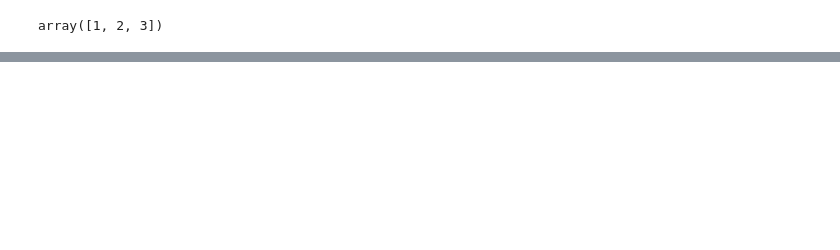
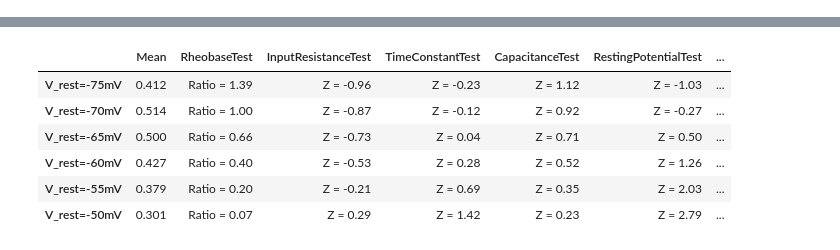
Before and after one commit to OpenSourceBrain/IzhikevichModel, a Jupyter notebook: AIBS.ipynb, the cells around one changed output, grey strips where cells are left out. Cells and saved outputs as stored; diff of their text form; code cells hidden in the pictures; blank space fills up the shorter version.

```diff
--- a/AIBS.ipynb
+++ b/AIBS.ipynb
@@ -14,7 +20,9 @@ import neuronunit
 from neuronunit import aibs
 from neuronunit.models.reduced import ReducedModel
 # %%
-# Replace this with your model path.
 # This example is from https://github.com/OpenSourceBrain/IzhikevichModel.
-HOME = os.path.expanduser('~')
-LEMS_MODEL_PATH = os.path.join(HOME,'Dropbox/dev/osb/IzhikevichModel/NeuroML2/LEMS_2007One.xml')
+IZHIKEVICH_PATH = os.path.join('/home/mnt/osb/IzhikevichModel') # Replace this the path to your
+                                                                       # working copy of
+                                                                       # github.com/OpenSourceBrain/IzhikevichModel.
+IZHIKEVICH_PATH = os.getcwd()
+LEMS_MODEL_PATH = os.path.join(IZHIKEVICH_PATH,'NeuroML2/LEMS_2007One.xml')
@@ -61,8 +51,10 @@ for cls,params in test_class_params:
 
 def update_amplitude(test,tests,score):
     rheobase = score.prediction['value']
-    for i in [3,4,5]:
-        tests[i].params['injected_square_current']['amplitude'] = rheobase*1.01 # Set current injection to just suprathreshold
+    for i in [5,6,7]:
+        print(tests[i])
+        # Set current injection to just suprathreshold
+        tests[i].params['injected_square_current']['amplitude'] = rheobase*1.01
 
 hooks = {tests[0]:{'f':update_amplitude}}
 suite = sciunit.TestSuite("vm_suite",tests,hooks=hooks)
@@ -116,7 +168,8 @@ for vr in np.linspace(-75,-50,6):
                                })
     #model.skip_run = True
     models.append(model)
-score_matrix = suite.judge(models, verbose=False)
+suite.set_verbose(False) # Turn off most print statements.
+score_matrix = suite.judge(models)
 score_matrix.show_mean = True
 score_matrix.sortable = True
 score_matrix
@@ -149,6 +256,3 @@ Executing Injected current AP amplitude test on V_rest=-50mV
-# %%
-from neo.core import AnalogSignal
-x = AnalogSignal([1,2,3],units='mV',sampling_period=0.001*pq.s)
-np.array(x)
-# %% [output]
-array([1, 2, 3])
+# %%
+score_matrix.view()
+# %% [output]
@@ -155,3 +260,10 @@ array([1, 2, 3])
+|  | Mean | RheobaseTest | InputResistanceTest | TimeConstantTest | CapacitanceTest | RestingPotentialTest | ... |
+| V_rest=-75mV | 0.412 | Ratio = 1.39 | Z = -0.96 | Z = -0.23 | Z = 1.12 | Z = -1.03 | ... |
+| V_rest=-70mV | 0.514 | Ratio = 1.00 | Z = -0.87 | Z = -0.12 | Z = 0.92 | Z = -0.27 | ... |
+| V_rest=-65mV | 0.500 | Ratio = 0.66 | Z = -0.73 | Z = 0.04 | Z = 0.71 | Z = 0.50 | ... |
+| V_rest=-60mV | 0.427 | Ratio = 0.40 | Z = -0.53 | Z = 0.28 | Z = 0.52 | Z = 1.26 | ... |
+| V_rest=-55mV | 0.379 | Ratio = 0.20 | Z = -0.21 | Z = 0.69 | Z = 0.35 | Z = 2.03 | ... |
+| V_rest=-50mV | 0.301 | Ratio = 0.07 | Z = 0.29 | Z = 1.42 | Z = 0.23 | Z = 2.79 | ... |
 # %%
 import matplotlib as mpl
 mpl.rcParams['font.size'] = 20
```
Also changed, not shown: parts of 11 cells of this notebook.
